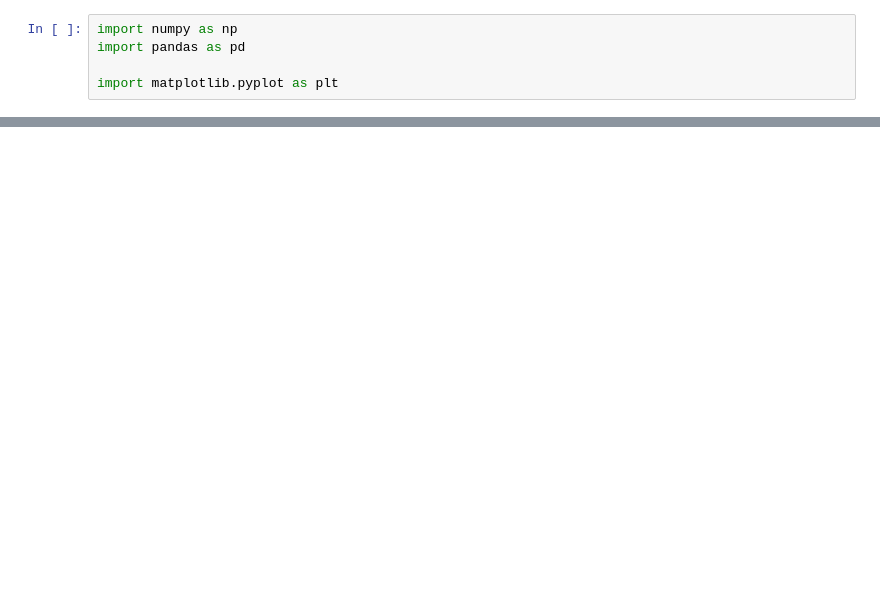
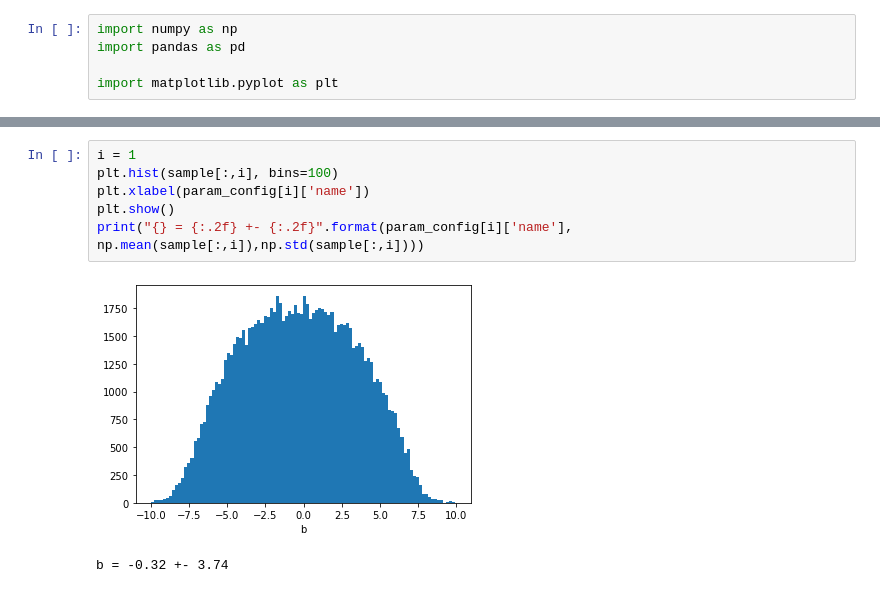
Before and after one commit to emdemor/monte-carlo-paper-club, a Jupyter notebook: notebooks/mcmc-linear-regression.ipynb, the cells around one changed output, grey strips where cells are left out. Cells and saved outputs as stored; diff of their text form; blank space fills up the shorter version.

```diff
--- a/notebooks/mcmc-linear-regression.ipynb
+++ b/notebooks/mcmc-linear-regression.ipynb
@@ -68,0 +97,9 @@ p0 = norm_dist(x0)
+# %%
+i = 1
+plt.hist(sample[:,i], bins=100)
+plt.xlabel(param_config[i]['name'])
+plt.show()
+print("{} = {:.2f} +- {:.2f}".format(param_config[i]['name'], np.mean(sample[:,i]),np.std(sample[:,i])))
+# %% [output]
+[figure, added]
+b = -0.32 +- 3.74
```
Also changed, not shown: parts of 31 cells of this notebook, 1 other file.
